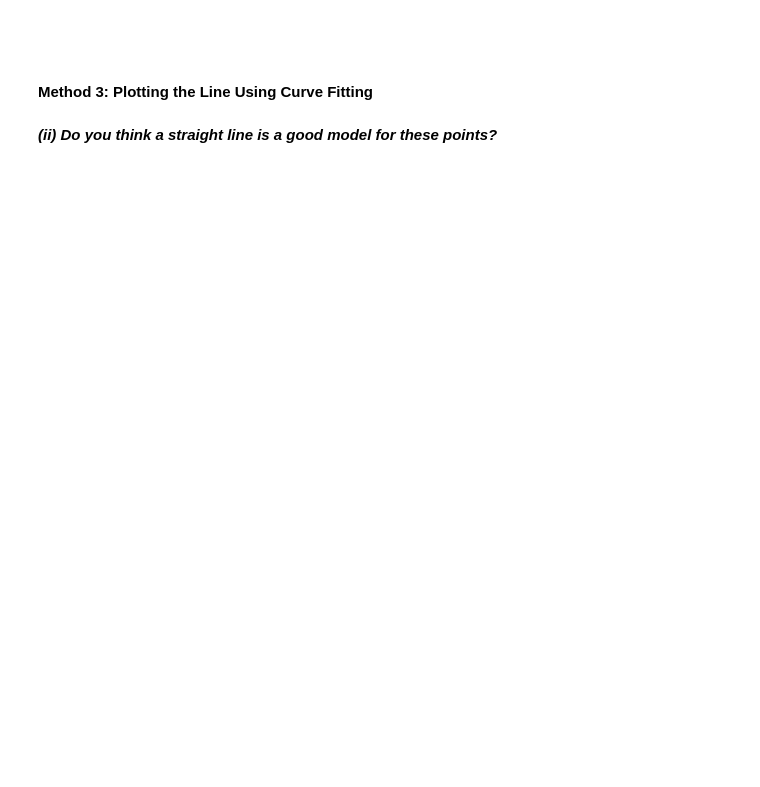
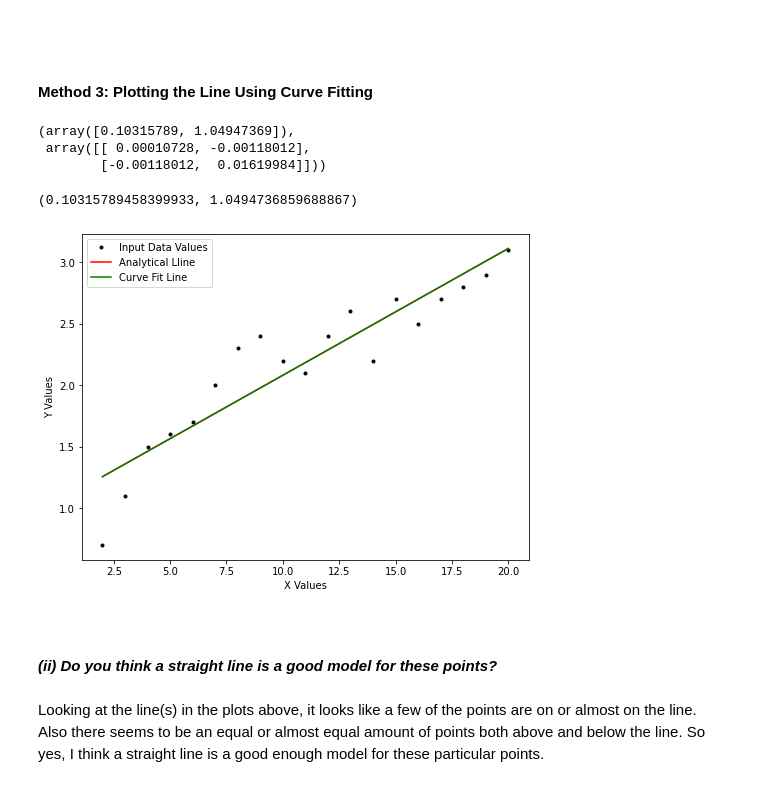
Before and after one commit to G00398258/machinelearningstats-portfolio, a Jupyter notebook: Practicals/02-models-exercises.ipynb, the cells around one changed output. Cells and saved outputs as stored; diff of their text form; code cells hidden in the pictures; blank space fills up the shorter version.

Commit message:
Completed third method (plotting line using curve fit), tidied up notebook and added more notes to last week's exercise

```diff
--- a/Practicals/02-models-exercises.ipynb
+++ b/Practicals/02-models-exercises.ipynb
@@ -303,5 +278,51 @@ plt.show()
 <br>
 # %% [markdown]
 #### Method 3: Plotting the Line Using Curve Fitting
+# %%
+# Again, this is mainly based on Ian's notebook with minor changes
+
+# Create the model function
+# https://docs.scipy.org/doc/scipy/reference/generated/scipy.optimize.curve_fit.html
+
+def f(x, m, c):
+    return m * x + c
+# %%
+# Run curve_fit method
+result = so.curve_fit(f, x, y)
+
+# Look at the result - again it's very similr to the values for m & c previously calculated
+result
+# %% [output]
+(array([0.10315789, 1.04947369]),
+ array([[ 0.00010728, -0.00118012],
+        [-0.00118012,  0.01619984]]))
+# %%
+# Pull out the parameters
+m_f, c_f = result[0]
+
+# Print values
+m_f, c_f
+# %% [output]
+(0.10315789458399933, 1.0494736859688867)
+# %%
+# Plot the best fit line & curve fit line on the same plot
+fig, ax = plt.subplots(figsize=(8, 6))
+ax.plot(x, y, 'k.', label='Input Data Values')
+ax.plot(x, m_a * x + c_a, 'r-', label='Analytical Lline')
+ax.plot(x, m_f * x + c_f, 'g-', label='Curve Fit Line')
+
+plt.xlabel('X Values')
+plt.ylabel('Y Values')
+ax.legend()
+
+# Show the plot - again we can see that one line (the red analytical one this time)
+# is covered by the green (curve fit) one as they are so similar
+plt.show()
+# %% [output]
+[figure, added]
+# %% [markdown]
+<br>
 # %% [markdown]
 *__(ii) Do you think a straight line is a good model for these points?__*
+# %% [markdown]
+Looking at the line(s) in the plots above, it looks like a few of the points are on or almost on the line. Also there seems to be an equal or almost equal amount of points both above and below the line. So yes, I think a straight line is a good enough model for these particular points.
```
Also changed, not shown: parts of 14 cells of this notebook.
